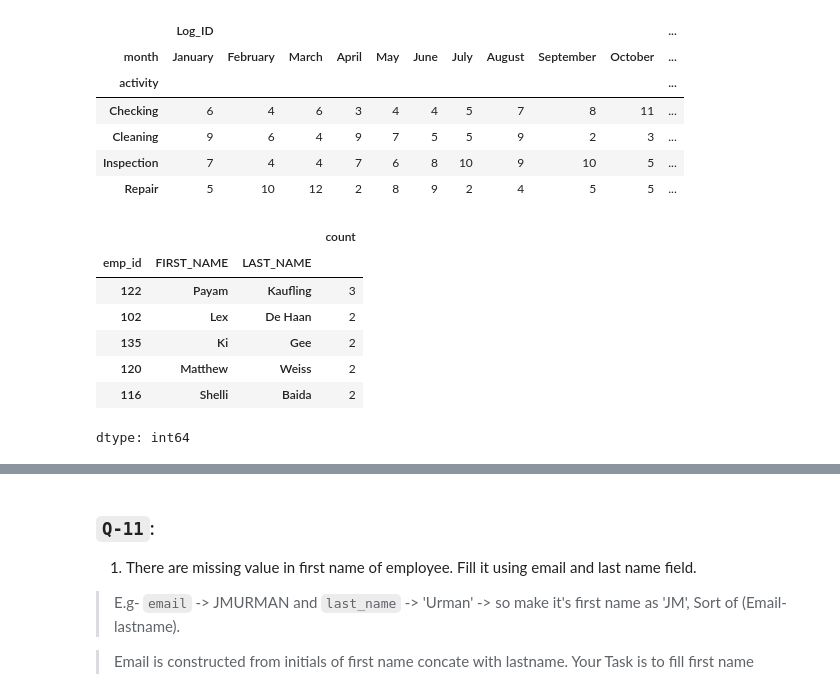
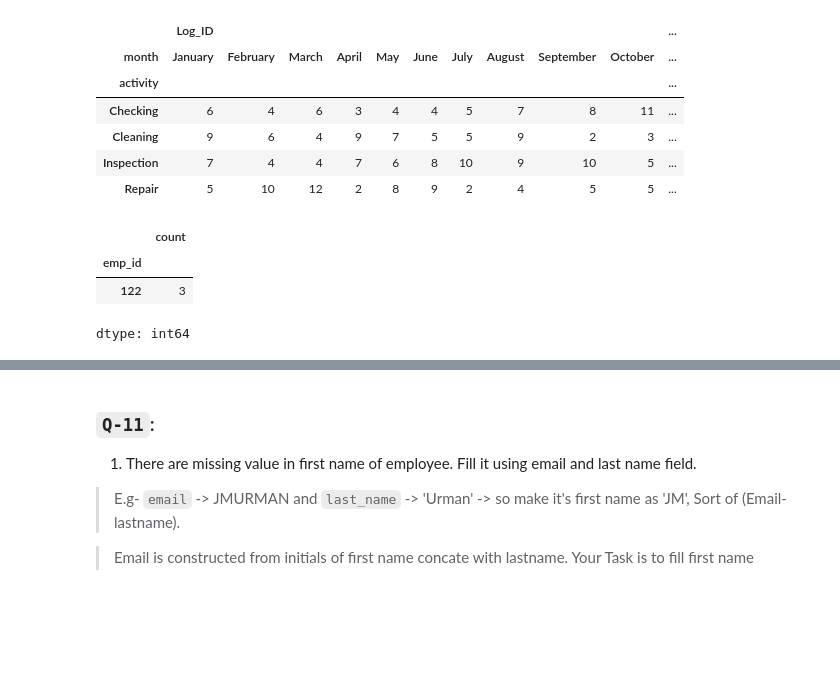
Before and after one commit to ushi-masuka/python-practice, a Jupyter notebook: day2202.ipynb, the cells around one changed output, grey strips where cells are left out. Cells and saved outputs as stored; diff of their text form; code cells hidden in the pictures; blank space fills up the shorter version.

```diff
--- a/day2202.ipynb
+++ b/day2202.ipynb
@@ -220,13 +235,9 @@ merge.pivot_table(index="activity",columns="month",aggfunc={"Log_ID":"count","em
 | Repair | 5 | 10 | 12 | 2 | 8 | 9 | 2 | 4 | 5 | 5 | ... |
 # %%
 #7
-merge[merge["month"]=="January"].groupby("emp_id")[["FIRST_NAME","LAST_NAME"]].value_counts().sort_values(ascending=False).head()
+merge[merge["month"]=="January"]['emp_id'].value_counts().head(1)
 # %% [output]
-|  |  |  | count |
-| emp_id | FIRST_NAME | LAST_NAME |  |
-| 122 | Payam | Kaufling | 3 |
-| 102 | Lex | De Haan | 2 |
-| 135 | Ki | Gee | 2 |
-| 120 | Matthew | Weiss | 2 |
-| 116 | Shelli | Baida | 2 |
+|  | count |
+| emp_id |  |
+| 122 | 3 |
 dtype: int64
```
Also changed, not shown: parts of 10 cells of this notebook.
